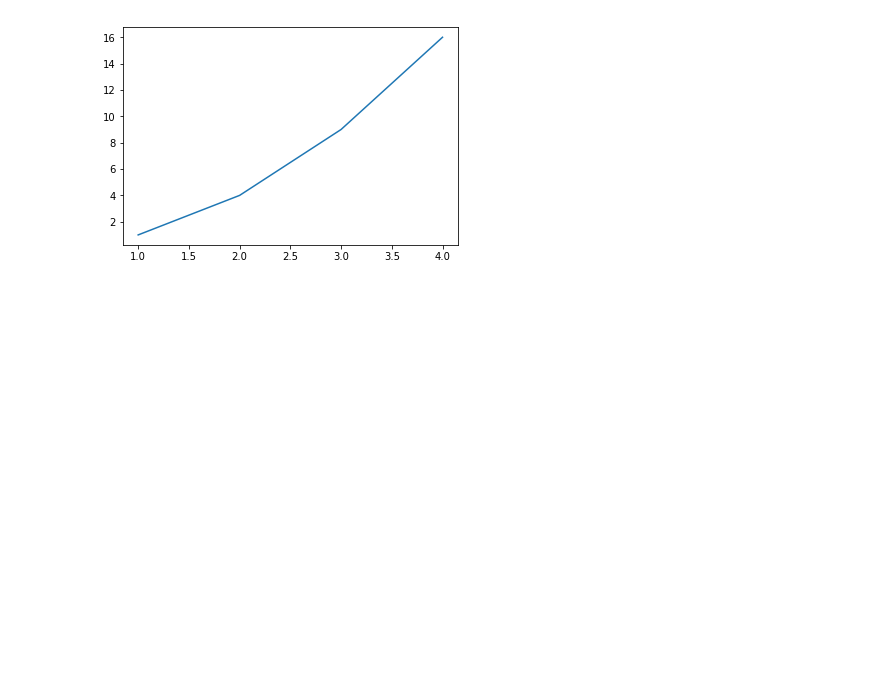
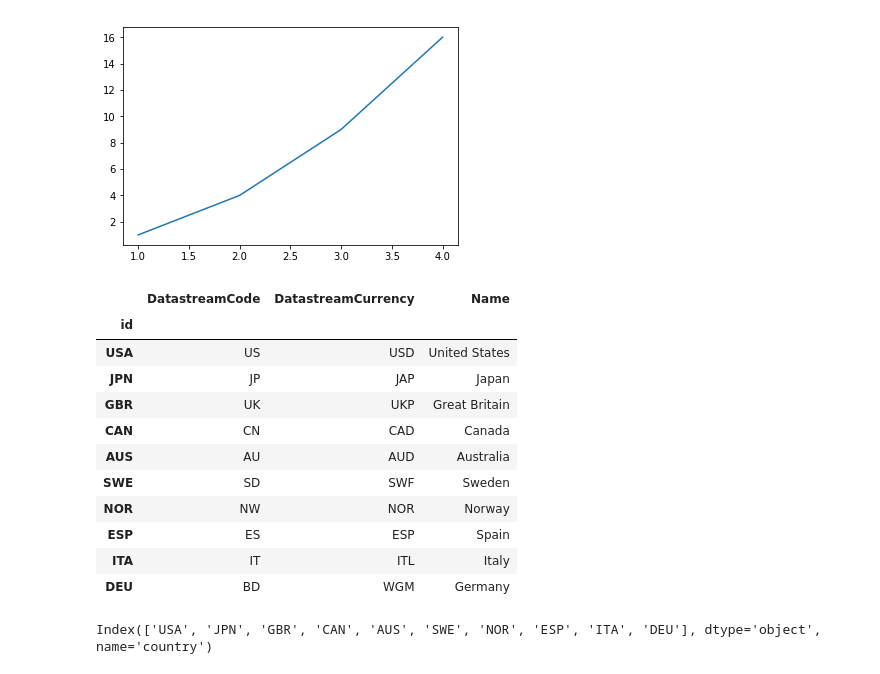
Before and after one commit to Mike-Huntress/Internship2020, a Jupyter notebook: TestNotebook.ipynb, the cells around one changed output. Saved outputs shown, nothing was run; the diff lists cells and outputs as text; code cells hidden in the pictures; blank space fills up the shorter version.

Commit message:
Can push and pull data

```diff
--- a/TestNotebook.ipynb
+++ b/TestNotebook.ipynb
@@ -13,3 +13,28 @@ plt.show()
 # %%
 # %% [output]
 [figure]
+# %%
+from pydatastream import Datastream
+from DataIO.DataLib import datastream, DataLib, DatastreamPulls
+from DataIO.MetaDataFile import CountryMetaDataFile
+
+CountryMetaDataFile().readMetadata()
+# %% [output]
+|  | DatastreamCode | DatastreamCurrency | Name |
+| id |  |  |  |
+| USA | US | USD | United States |
+| JPN | JP | JAP | Japan |
+| GBR | UK | UKP | Great Britain |
+| CAN | CN | CAD | Canada |
+| AUS | AU | AUD | Australia |
+| SWE | SD | SWF | Sweden |
+| NOR | NW | NOR | Norway |
+| ESP | ES | ESP | Spain |
+| ITA | IT | ITL | Italy |
+| DEU | BD | WGM | Germany |
+# %%
+dl = DataLib("TestData")
+plt = dl.pull("Long_Rate")
+plt.columns
+# %% [output]
+Index(['USA', 'JPN', 'GBR', 'CAN', 'AUS', 'SWE', 'NOR', 'ESP', 'ITA', 'DEU'], dtype='object', name='country')
```
Also changed, not shown: 3 other files.
